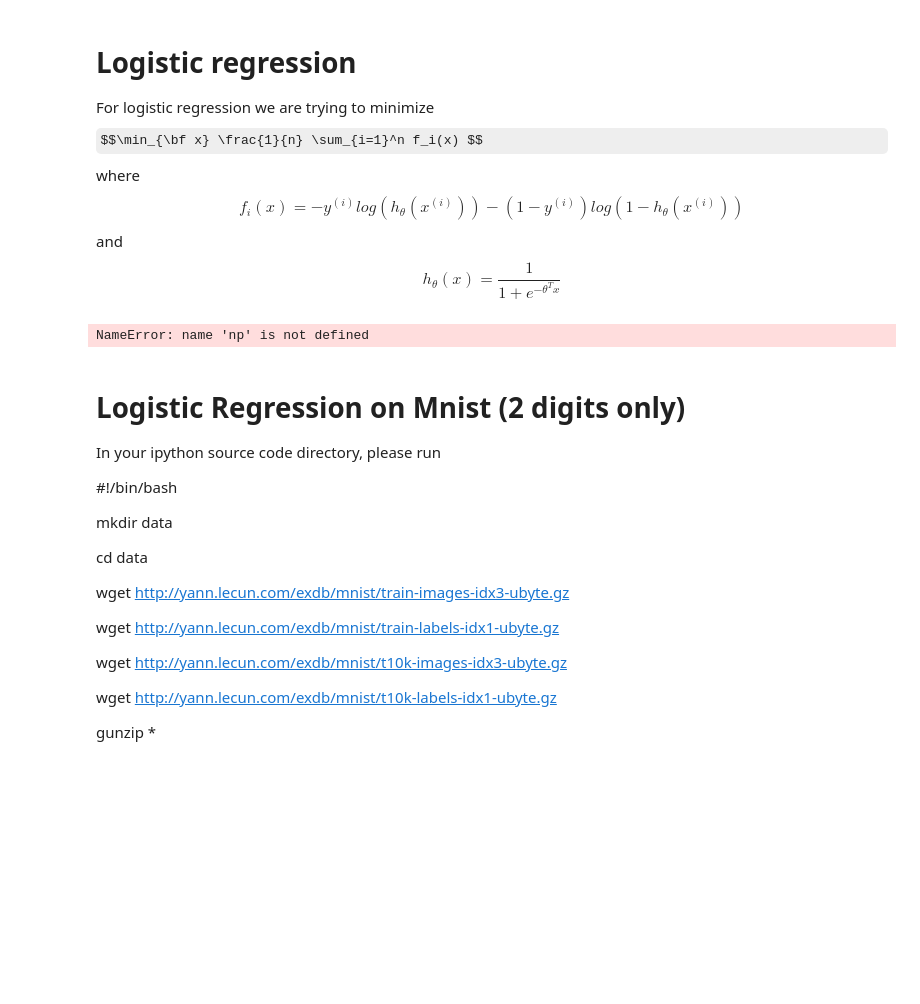
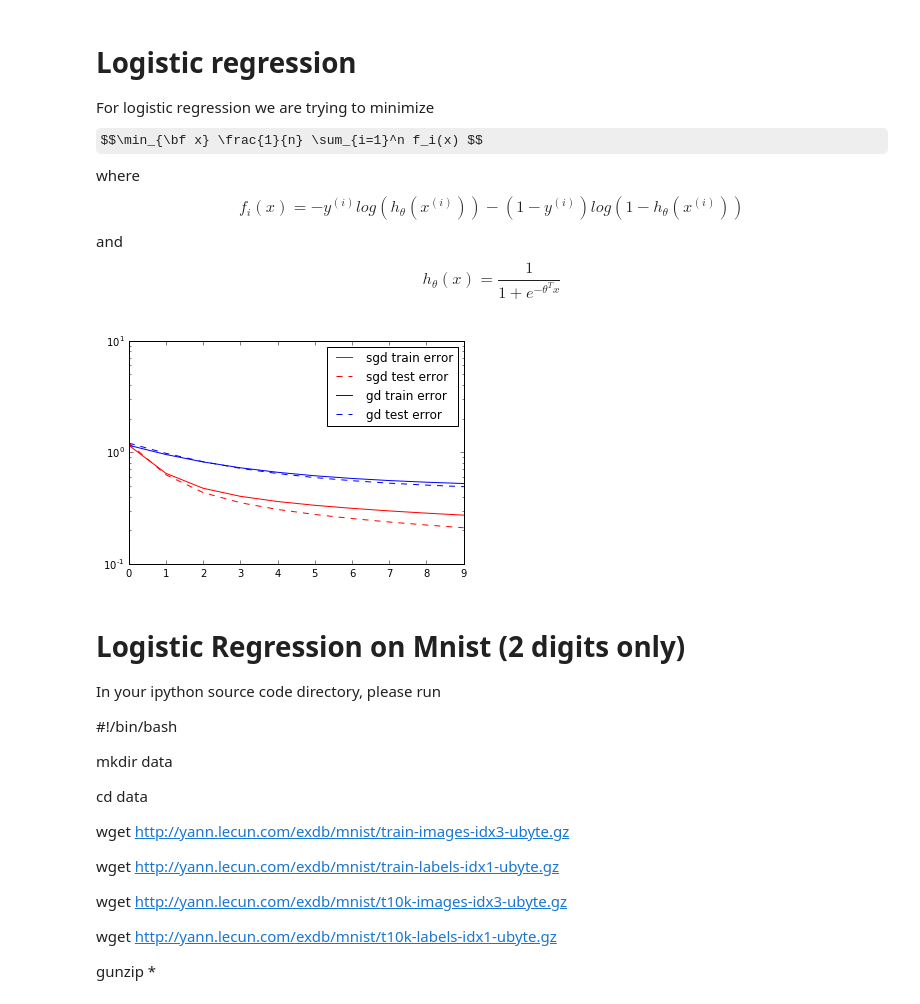
Before and after one commit to agnusmaximus/snippets, a Jupyter notebook: gd.ipynb, the cells around one changed output. Cells and saved outputs as stored; diff of their text form; code cells hidden in the pictures; some formulas as TeX source; blank space fills up the shorter version.

```diff
--- a/gd.ipynb
+++ b/gd.ipynb
@@ -163,8 +163,8 @@ def GenerateGaussianLogisticRegressionDataset(n, d, n_test, sparsity=0):
             if random.uniform(0, 1) < sparsity:
                 X_test[i,j] = 0
 
-    y = np.mat([[0] if x.dot(w_opt) <= 0 else [1] for x in X])
-    y_test = np.mat([[0] if x.dot(w_opt) <= 0 else [1] for x in X_test])
+    y = np.mat([[-1] if x.dot(w_opt) <= 0 else [1] for x in X])
+    y_test = np.mat([[-1] if x.dot(w_opt) <= 0 else [1] for x in X_test])
     return X, y, X_test, y_test
 
 # Parameters for sgd and gd on gaussian logistic regression
@@ -179,44 +179,39 @@ gd_w = np.mat(np.random.rand(d,1))
 sgd_w = gd_w
 
 def hyp(theta, x):
-    r = float(1 / float(1 + np.exp(-x.dot(theta))))
-    if r == 0:
-        return 1e-10
-    if r == 1:
-        return 1 - 1e-10
-    return r
+    return float(x.dot(theta))
 
 def ComputeLossLogReg(X, y, theta):
     loss = 0
     for i, x in enumerate(X):
-        loss += np.log(hyp(theta, x))
+        loss += np.log(1 + np.exp(-float(y[i]) * x.dot(theta)))
     return float(loss / X.shape[0])
 
 def GradientAtDatapointLogReg(weights, datapoint_weights, datapoint_label):
-    h = hyp(weights, datapoint_weights)
-    sgd_grad = datapoint_weights.T * (h-datapoint_label)
-    return sgd_grad.T
+    cost = float(np.exp(-float(datapoint_label) * datapoint_weights.dot(weights)))
+    coefficient = float(1 / float(1 + cost)) * cost * float(datapoint_label)
+    return -(datapoint_weights * coefficient)
 
 def ComputeGradientLogReg(X, y, w):
     h = np.matrix([[hyp(w, x)] for x in X])
     gd_grad = (X.T * (h-y))
     return gd_grad
 
 sgd_train_losses, sgd_test_losses, sgd_w = SGD(X, y, X_test, y_test, sgd_w,
                                         GradientAtDatapointLogReg, ComputeLossLogReg,
                                         n_iters=T, sgd_gamma=.005)
 gd_train_losses, gd_test_losses, gd_w = GD(X, y, X_test, y_test, gd_w,
                                      ComputeGradientLogReg, ComputeLossLogReg,
                                      n_iters=T, gd_gamma=.9)
 
 plt.semilogy(range(T), sgd_train_losses, 'r-', label="sgd train error")
 plt.semilogy(range(T), sgd_test_losses, '--r', label="sgd test error")
 plt.semilogy(range(T), gd_train_losses, 'b-', label="gd train error")
 plt.semilogy(range(T), gd_test_losses, '--b', label="gd test error")
 plt.legend(loc="upper right")
 plt.show();
 # %% [output]
-NameError: name 'np' is not defined
+[figure, added]
 # %% [markdown]
 # Logistic Regression on Mnist (2 digits only)
 
```
Also changed, not shown: parts of 4 cells of this notebook.
